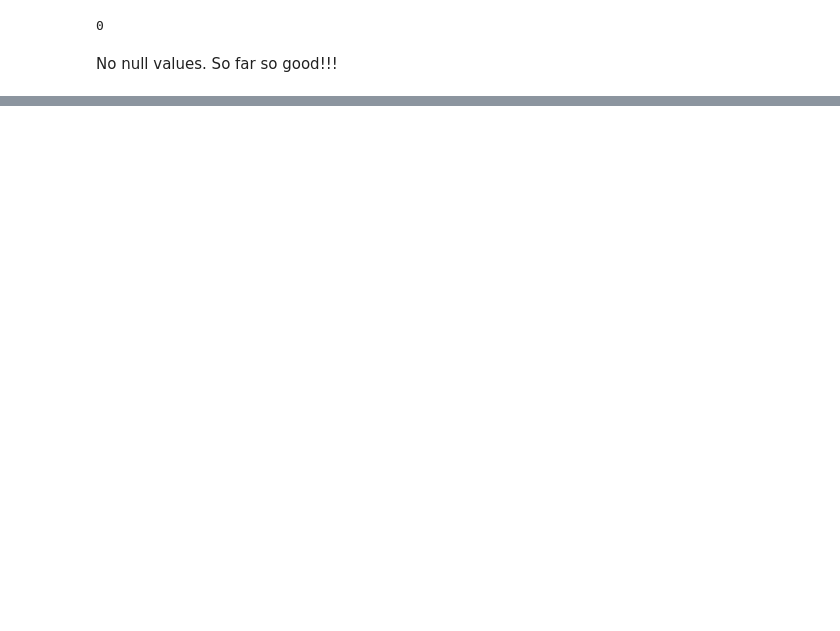
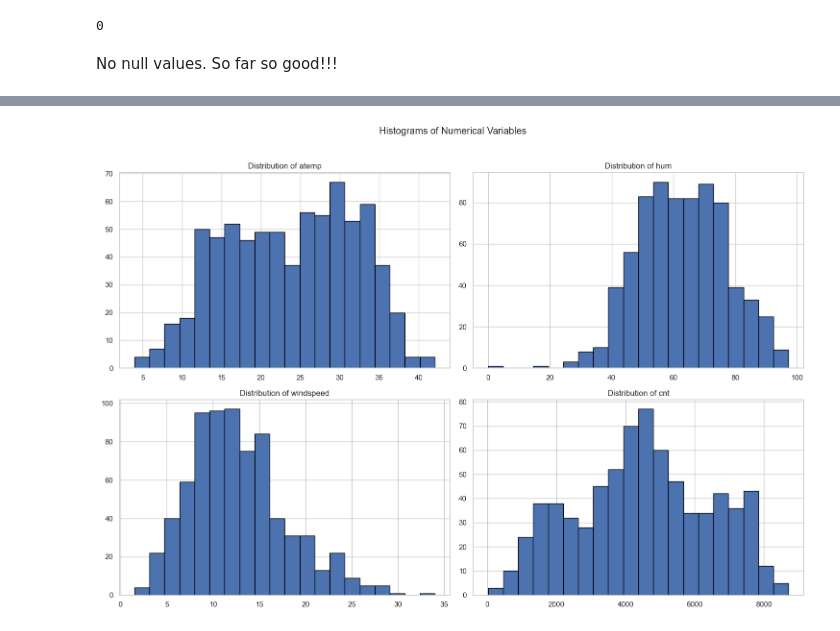
Before and after one commit to shahprashant030/BikeSharingAssignment, a Jupyter notebook: Prashant_Shah.ipynb, the cells around one changed output, grey strips where cells are left out. Cells and saved outputs as stored; diff of their text form; code cells hidden in the pictures; blank space fills up the shorter version.

```diff
--- a/Prashant_Shah.ipynb
+++ b/Prashant_Shah.ipynb
@@ -6,3 +15,3 @@ import seaborn as sns
 # %%
-df = pd.read_csv('day.csv')
+boombikes = pd.read_csv('day.csv')
 # %%
@@ -77,0 +95,4 @@ sns.boxplot(x='temp', y='cnt', data=df)
+# %%
+list_of_non_essential_cols = ['instant', 'dteday', 'holiday', 'temp', 'casual', 'registered']
+boombikes = boombikes.drop(list_of_non_essential_cols, axis=1)
+boombikes.columns
@@ -77,0 +118,7 @@ sns.boxplot(x='temp', y='cnt', data=df)
+# %%
+boombikes['season'] = boombikes['season'].map({1:'spring', 2:'summer', 3:'fall', 4:'winter'})
+boombikes['yr'] = boombikes['yr'].map({0:'2018', 1:'2019'})
+boombikes['mnth'] = boombikes['mnth'].map({1: 'jan', 2: 'feb', 3: 'mar', 4: 'apr', 5: 'may', 6: 'jun', 7: 'jul', 8: 'aug', 9: 'sep', 10: 'oct', 11: 'nov', 12: 'dec'})
+boombikes['weekday'] = boombikes['weekday'].map({0: 'sun', 1: 'mon', 2: 'tue', 3: 'wed', 4: 'thu', 5: 'fri', 6: 'sat'})
+boombikes['workingday'] = boombikes['workingday'].map({0: 'No', 1: 'Yes'})
+boombikes['weathersit'] = boombikes['weathersit'].map({1: 'clear', 2: 'mist', 3: 'light rain', 4: 'heavy rain'})
@@ -77,0 +140,3 @@ sns.boxplot(x='temp', y='cnt', data=df)
+# %%
+numerical_vars = ['atemp', 'hum', 'windspeed', 'cnt']
+categorical_vars = ['season', 'yr', 'mnth', 'weekday', 'workingday', 'weathersit']
@@ -77,0 +175,12 @@ sns.boxplot(x='temp', y='cnt', data=df)
+# %%
+plt.figure(figsize=(15, 10))
+for i, column in enumerate(numerical_vars, 1):
+    plt.subplot(2, 2, i)
+    plt.hist(boombikes[column], bins=20, edgecolor='black')
+    plt.title(f'Distribution of {column}')
+
+plt.suptitle('Histograms of Numerical Variables', y=1.02)
+plt.tight_layout()
+plt.show()
+# %% [output]
+[figure, added]
```
Also changed, not shown: parts of 100 cells of this notebook, 1 other file.
